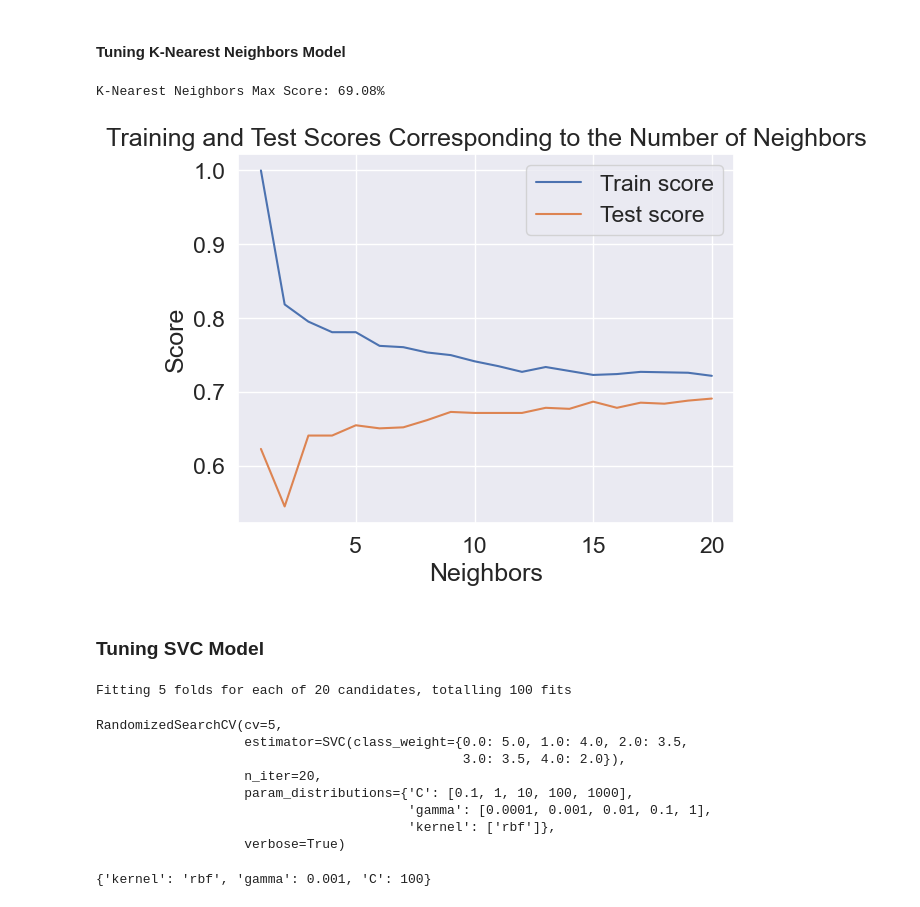
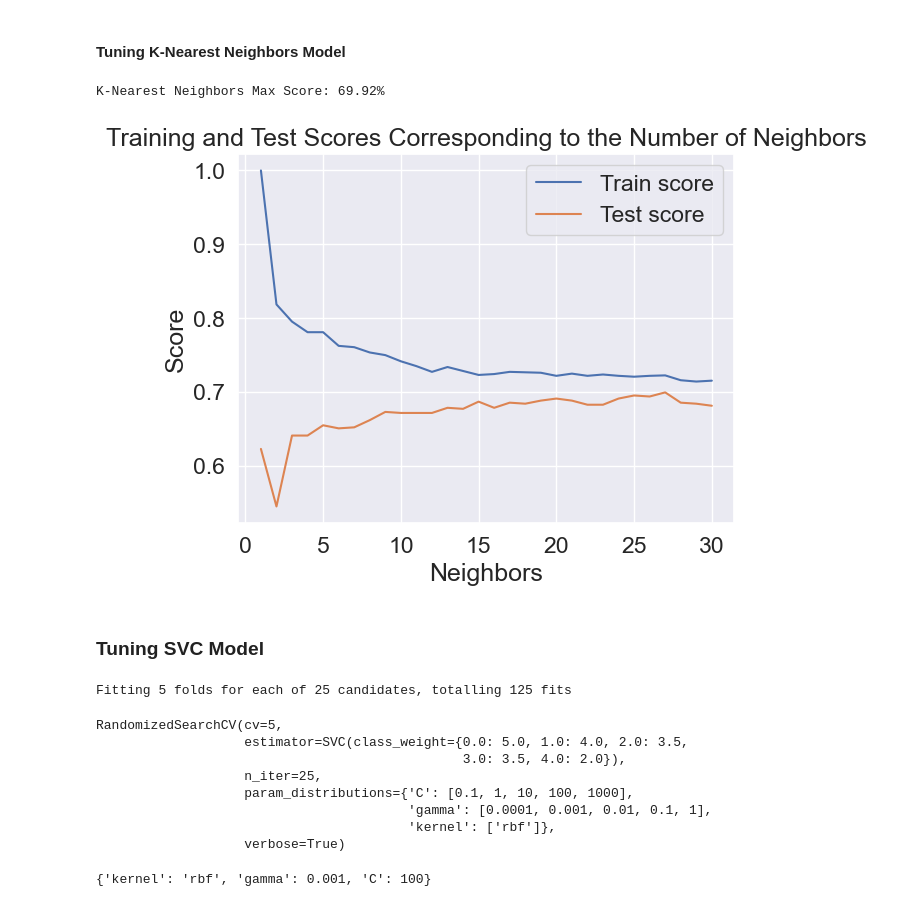
Before and after one commit to devern-DZZC/Student-Performance-Prediction, a Jupyter notebook: Student-Performance-Prediction.ipynb, the cells around one changed output. Saved outputs shown, nothing was run; the diff lists cells and outputs as text; code cells hidden in the pictures.

```diff
--- a/Student-Performance-Prediction.ipynb
+++ b/Student-Performance-Prediction.ipynb
@@ -300,27 +301,27 @@ Logistic Regression Best Score: 74.79%
 # %%
 np.random.seed(42)
 train_scores = []
 test_scores = []
 
 knn = KNeighborsClassifier()
-neighbors = range(1,21)
+neighbors = range(1,31)
 
 for i in neighbors:
     knn.set_params(n_neighbors=i)
     knn.fit(X_train, y_train)
     train_scores.append(knn.score(X_train, y_train))
     test_scores.append(knn.score(X_test, y_test))
 plt.plot(neighbors, train_scores, label="Train score");
 plt.plot(neighbors, test_scores, label="Test score");
 plt.xlabel('Neighbors');
 plt.ylabel('Score');
 plt.title('Training and Test Scores Corresponding to the Number of Neighbors')
 plt.legend()
 knn_max = max(test_scores) * 100
 print(f"K-Nearest Neighbors Max Score: {knn_max:.2f}%")
 # %% [output]
-K-Nearest Neighbors Max Score: 69.08%
+K-Nearest Neighbors Max Score: 69.92%
-[figure, old version]
+[figure, new version]
 # %% [markdown]
 ### Tuning SVC Model
 # %%
@@ -333,14 +334,14 @@ svc_grid = {
 class_weights = {4.0:2.0, 3.0:3.5, 2.0:3.5, 1.0:4.0, 0.0:5.0}
 # %%
 np.random.seed(42)
-svc=RandomizedSearchCV(svm.SVC(class_weight=class_weights), svc_grid, cv=5, n_iter=20, verbose=True)
+svc=RandomizedSearchCV(svm.SVC(class_weight=class_weights), svc_grid, cv=5, n_iter=25, verbose=True)
 svc.fit(X_train, y_train)
 # %% [output]
-Fitting 5 folds for each of 20 candidates, totalling 100 fits
+Fitting 5 folds for each of 25 candidates, totalling 125 fits
 RandomizedSearchCV(cv=5,
                    estimator=SVC(class_weight={0.0: 5.0, 1.0: 4.0, 2.0: 3.5,
                                                3.0: 3.5, 4.0: 2.0}),
-                   n_iter=20,
+                   n_iter=25,
                    param_distributions={'C': [0.1, 1, 10, 100, 1000],
                                         'gamma': [0.0001, 0.001, 0.01, 0.1, 1],
                                         'kernel': ['rbf']},
```
Also changed, not shown: parts of 6 cells of this notebook.
